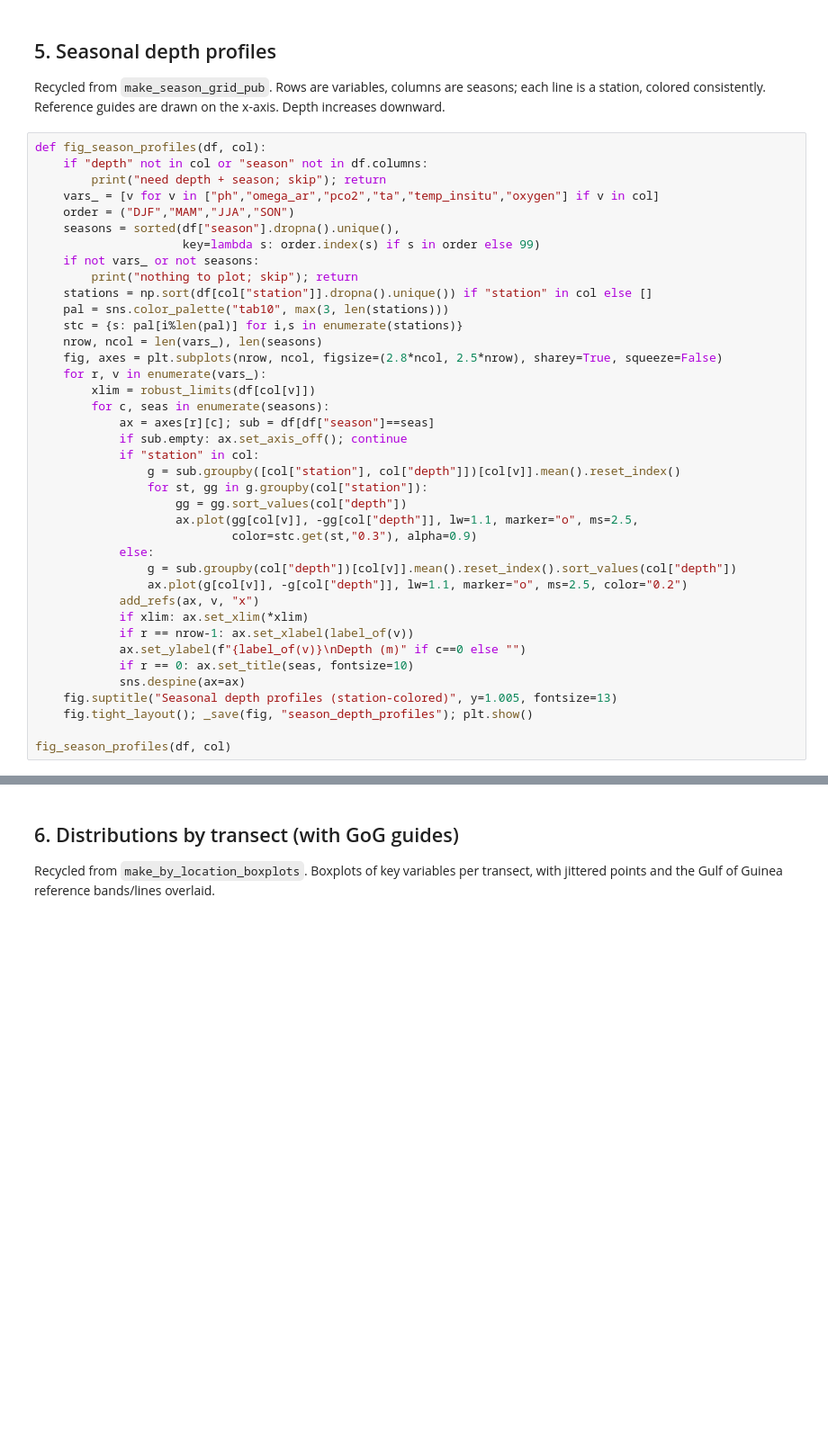
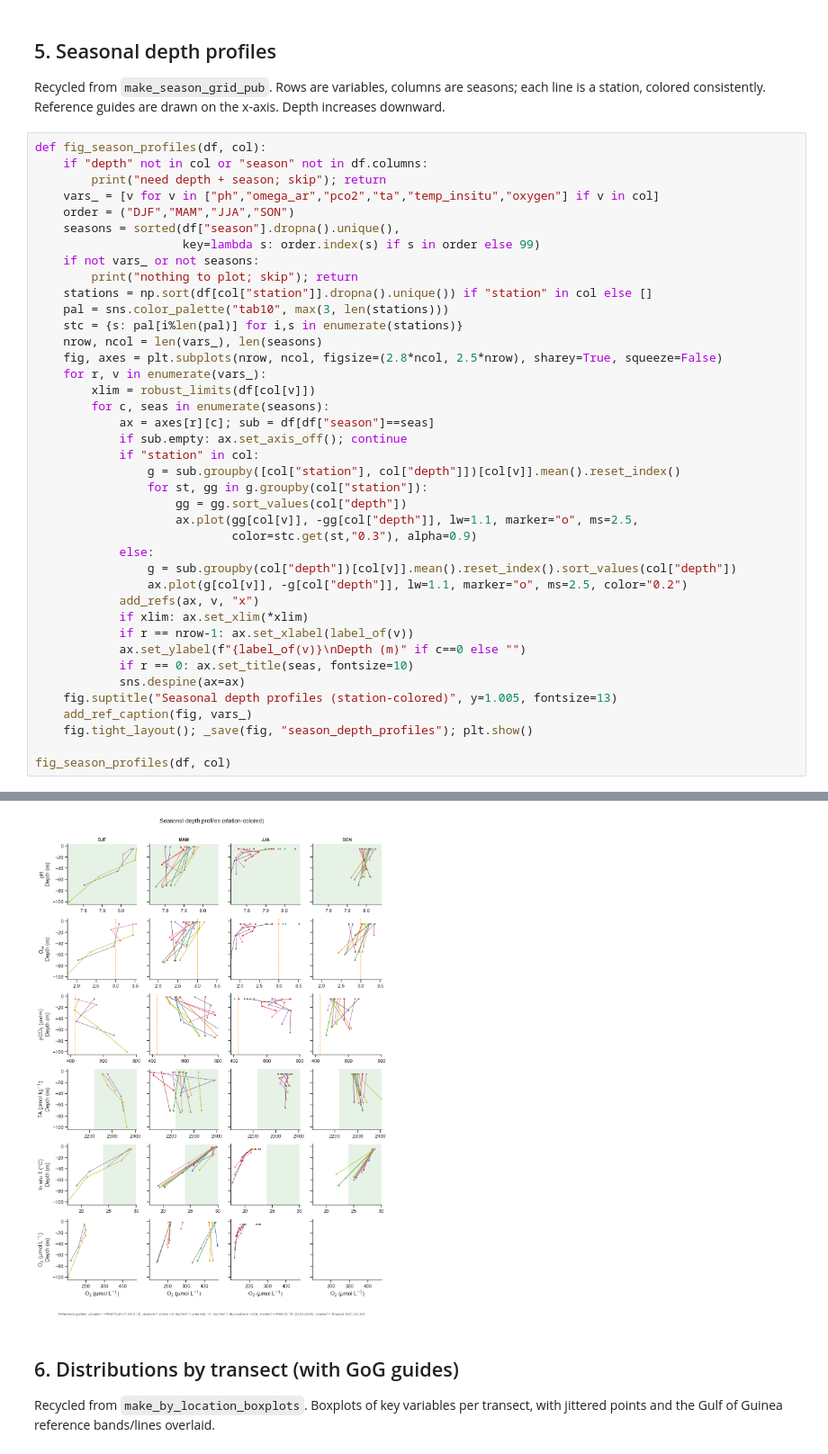
Before and after one commit to reez-png/oa_pipeline, a Jupyter notebook: notebooks/oa_figures.ipynb, the cells around one changed output, grey strips where cells are left out. Shown at 90% size. Saved outputs shown, nothing was run; the diff lists cells and outputs as text; blank space fills up the shorter version.

```diff
--- a/notebooks/oa_figures.ipynb
+++ b/notebooks/oa_figures.ipynb
@@ -262,6 +370,8 @@ def fig_season_profiles(df, col):
             if r == 0: ax.set_title(seas, fontsize=10)
             sns.despine(ax=ax)
     fig.suptitle("Seasonal depth profiles (station-colored)", y=1.005, fontsize=13)
+    add_ref_caption(fig, vars_)
     fig.tight_layout(); _save(fig, "season_depth_profiles"); plt.show()
 
 fig_season_profiles(df, col)
+# %% [output]
@@ -268,3 +379,4 @@ fig_season_profiles(df, col)
+[figure, added]
 # %% [markdown]
 ## 6. Distributions by transect (with GoG guides)
 
```
Also changed, not shown: parts of 8 cells of this notebook, 4 other files.
